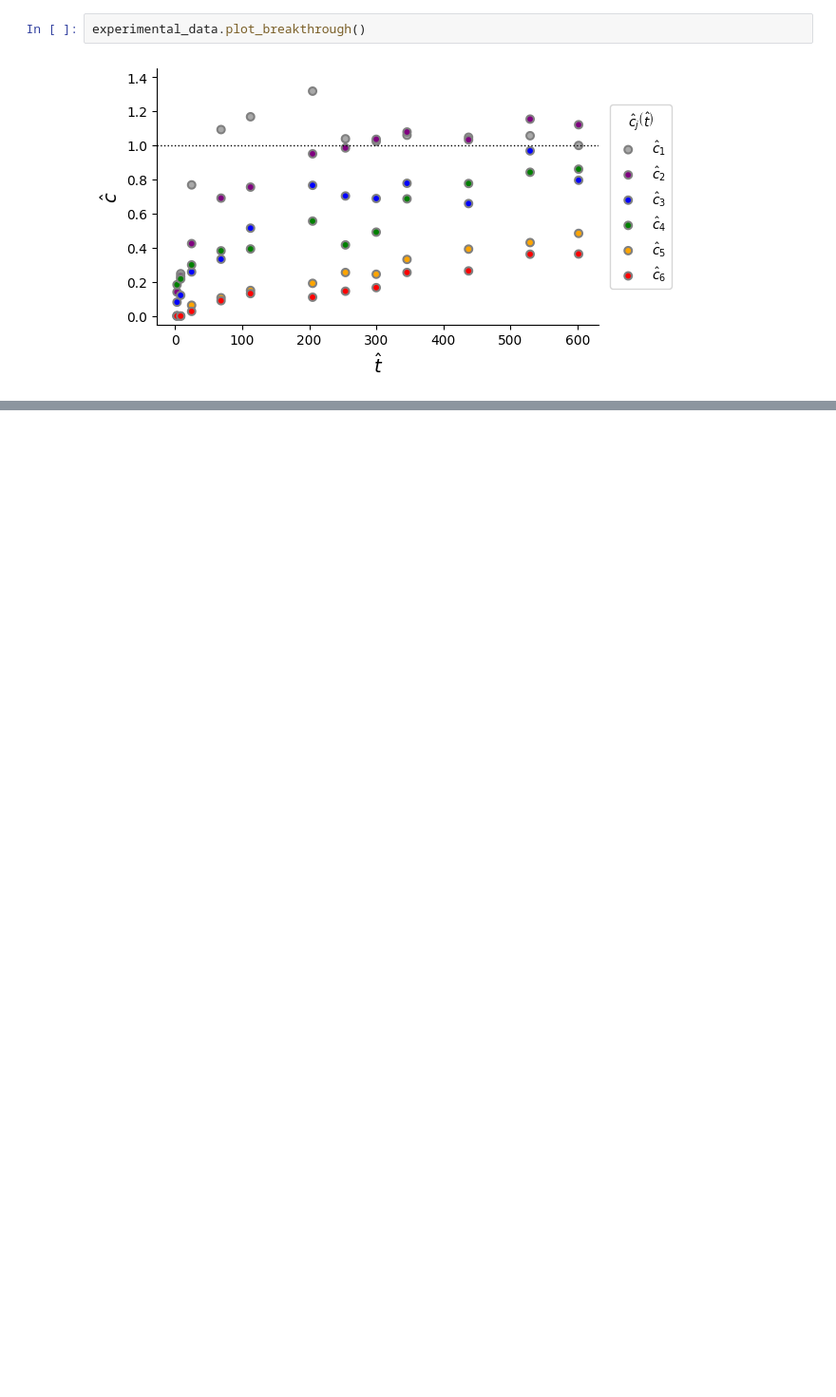
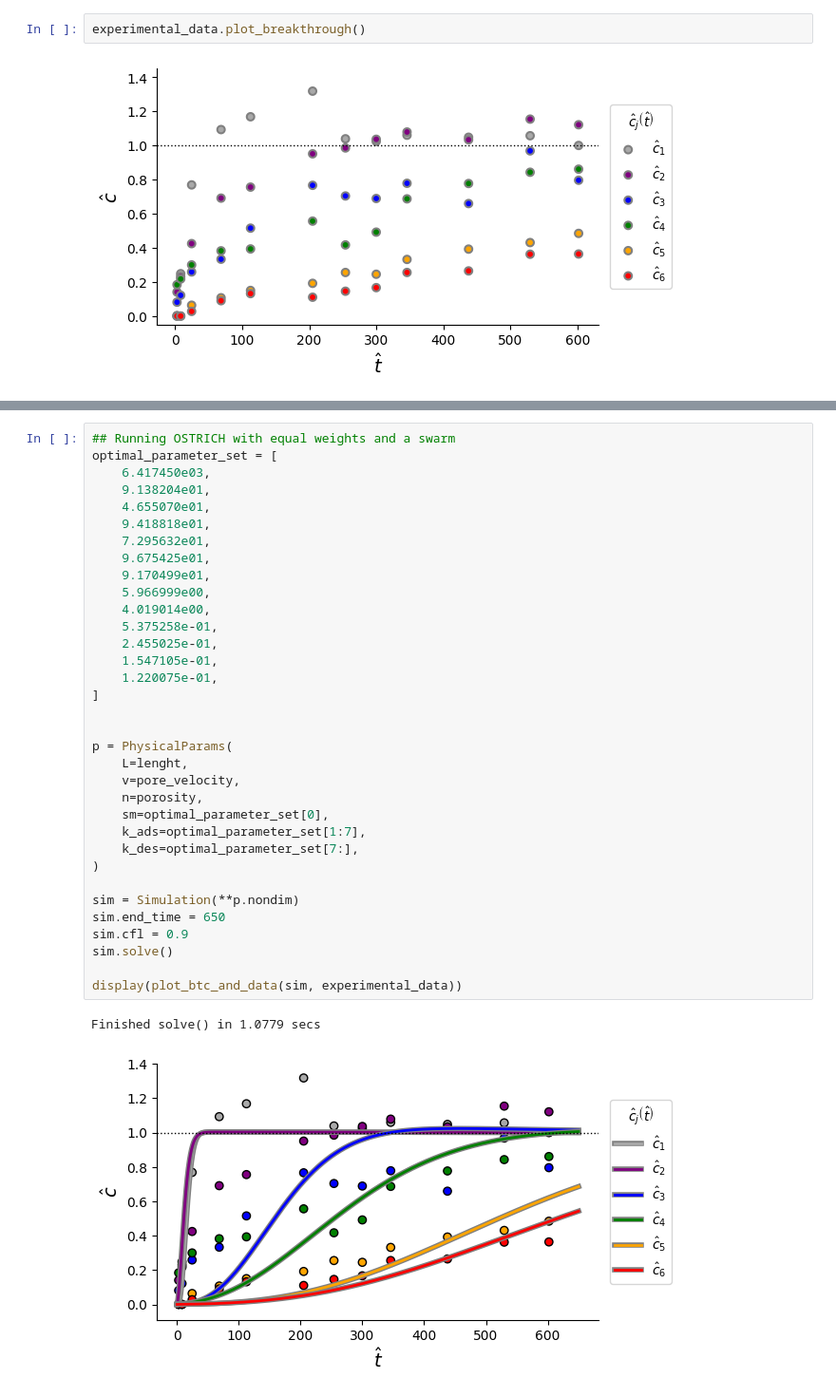
Before and after one commit to edsaac/cowerc-adsorption, a Jupyter notebook: notebooks/only_python/merging_data_other_experiments.ipynb, the cells around one changed output, grey strips where cells are left out. Shown at 95% size. Saved outputs shown, nothing was run; the diff lists cells and outputs as text; blank space fills up the shorter version.

Commit message:
calibrating using ostrich

```diff
--- a/notebooks/only_python/merging_data_other_experiments.ipynb
+++ b/notebooks/only_python/merging_data_other_experiments.ipynb
@@ -117,0 +140,37 @@ Finished solve() in 4.1201 secs
+# %%
+## Running OSTRICH with equal weights and a swarm
+optimal_parameter_set = [
+    6.417450e03,
+    9.138204e01,
+    4.655070e01,
+    9.418818e01,
+    7.295632e01,
+    9.675425e01,
+    9.170499e01,
+    5.966999e00,
+    4.019014e00,
+    5.375258e-01,
+    2.455025e-01,
+    1.547105e-01,
+    1.220075e-01,
+]
+
+
+p = PhysicalParams(
+    L=lenght,
+    v=pore_velocity,
+    n=porosity,
+    sm=optimal_parameter_set[0],
+    k_ads=optimal_parameter_set[1:7],
+    k_des=optimal_parameter_set[7:],
+)
+
+sim = Simulation(**p.nondim)
+sim.end_time = 650
+sim.cfl = 0.9
+sim.solve()
+
+display(plot_btc_and_data(sim, experimental_data))
+# %% [output]
+Finished solve() in 1.0779 secs
+[figure, added]
```
Also changed, not shown: parts of 13 cells of this notebook, 6 other files.
